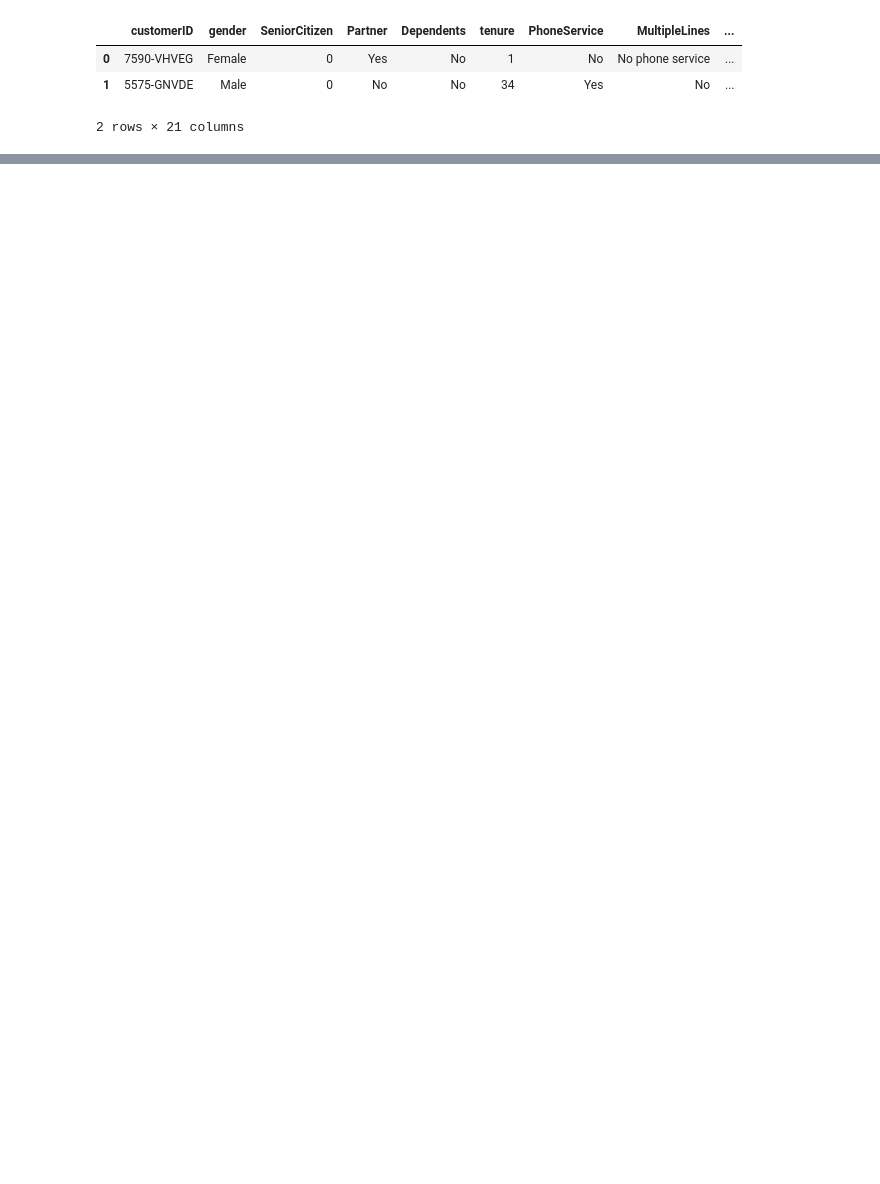
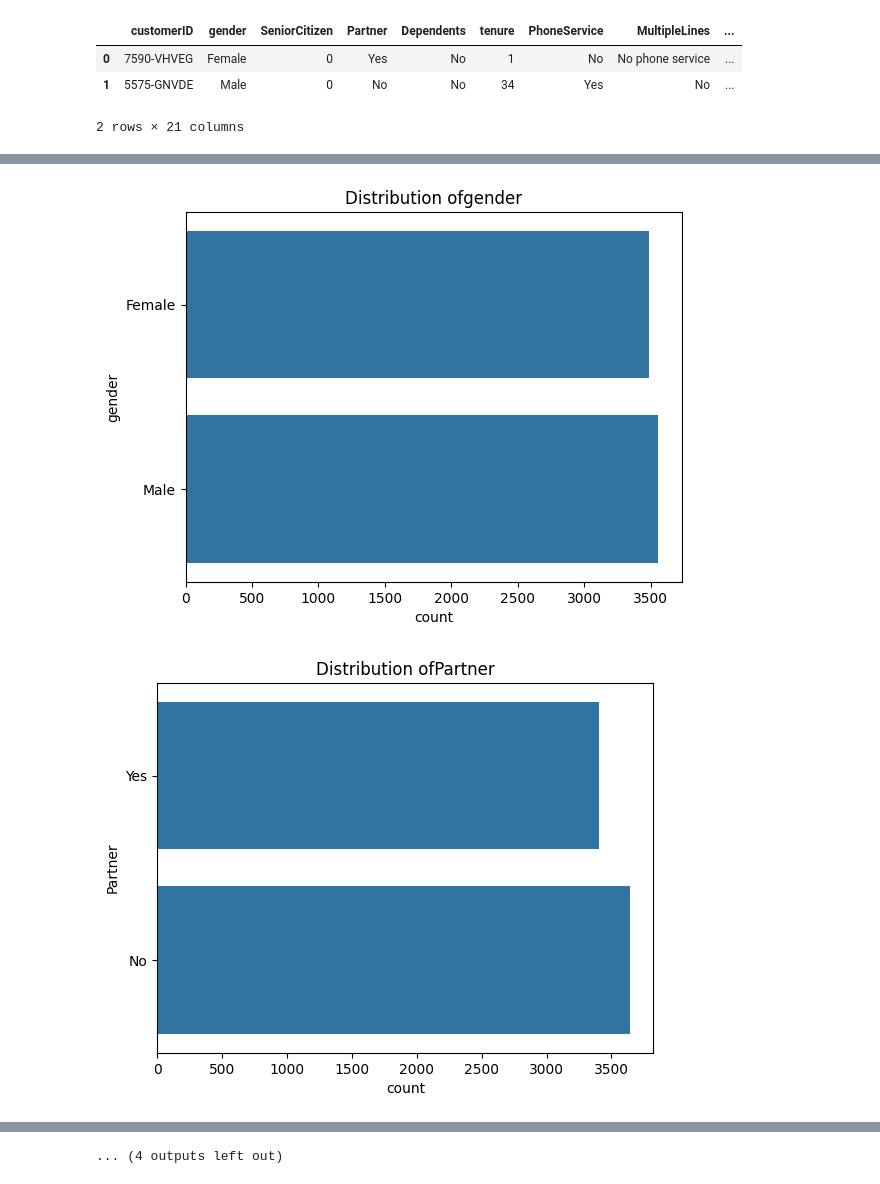
Before and after one commit to MinaNabil13/telecom-project, a Jupyter notebook: Telecom_Projecy.ipynb, the cells around one changed output, grey strips where cells are left out. Cells and saved outputs as stored; diff of their text form; code cells hidden in the pictures; blank space fills up the shorter version.

```diff
--- a/Telecom_Projecy.ipynb
+++ b/Telecom_Projecy.ipynb
@@ -18,0 +229,3 @@ df.head(2)
+# %%
+cat_cols = df.select_dtypes(include=["object"]).columns.tolist()
+cat_cols
@@ -18,0 +250,9 @@ df.head(2)
+# %%
+for i in cat_cols[1:]:
+  plt.figure()
+  sns.countplot(df[i])
+  plt.title(f"Distribution of{i}")
+  plt.show()
+# %% [output]
+[figure, added]
+[figure, added]
@@ -18,0 +269 @@ df.head(2)
+... (4 outputs left out)
```
Also changed, not shown: parts of 32 cells of this notebook.
